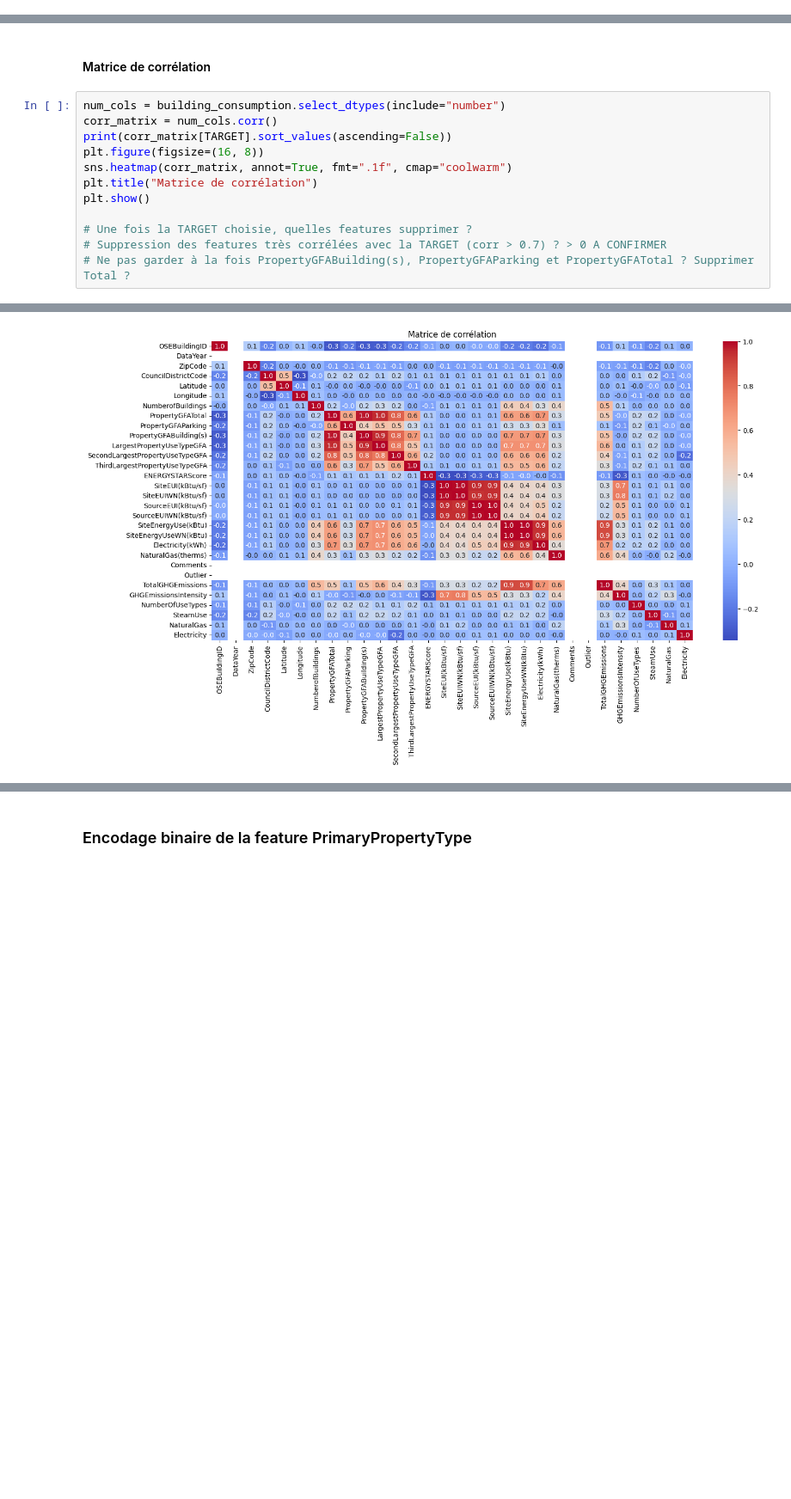
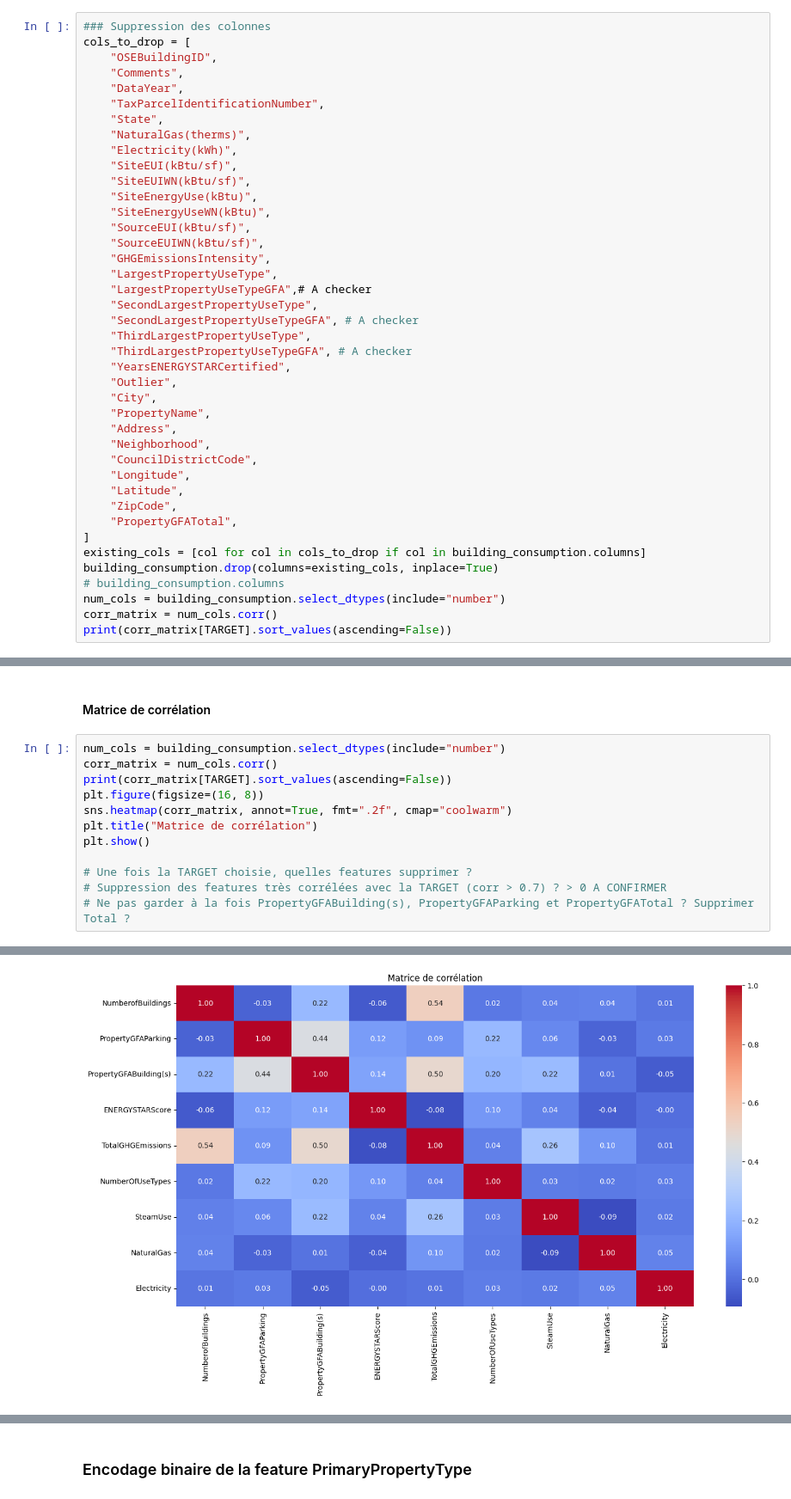
Before and after one commit to XavierCoulon/OC_P3_Seattle_Buildings_Consumption, a Jupyter notebook: notebooks/3. Préparation des features.ipynb, the cells around one changed output, grey strips where cells are left out. Shown: that part at 86% size. Drawn from its saved outputs; the diff is of its cells as text; blank space fills up the shorter version.

```diff
--- a/notebooks/3. Préparation des features.ipynb
+++ b/notebooks/3. Préparation des features.ipynb
@@ -39,0 +42,41 @@ building_consumption.head()
+# %%
+### Suppression des colonnes
+cols_to_drop = [
+    "OSEBuildingID",
+    "Comments",
+    "DataYear",
+    "TaxParcelIdentificationNumber",
+    "State",
+    "NaturalGas(therms)",
+    "Electricity(kWh)",
+    "SiteEUI(kBtu/sf)",
+    "SiteEUIWN(kBtu/sf)",
+    "SiteEnergyUse(kBtu)",
+    "SiteEnergyUseWN(kBtu)",
+    "SourceEUI(kBtu/sf)",
+    "SourceEUIWN(kBtu/sf)",
+    "GHGEmissionsIntensity",
+    "LargestPropertyUseType",
+	"LargestPropertyUseTypeGFA",# A checker
+    "SecondLargestPropertyUseType",
+    "SecondLargestPropertyUseTypeGFA", # A checker
+    "ThirdLargestPropertyUseType",
+    "ThirdLargestPropertyUseTypeGFA", # A checker
+    "YearsENERGYSTARCertified",
+    "Outlier",
+    "City",
+    "PropertyName",
+    "Address",
+    "Neighborhood",
+    "CouncilDistrictCode",
+    "Longitude",
+    "Latitude",
+    "ZipCode",
+    "PropertyGFATotal",
+]
+existing_cols = [col for col in cols_to_drop if col in building_consumption.columns]
+building_consumption.drop(columns=existing_cols, inplace=True)
+# building_consumption.columns
+num_cols = building_consumption.select_dtypes(include="number")
+corr_matrix = num_cols.corr()
+print(corr_matrix[TARGET].sort_values(ascending=False))
@@ -44,7 +98,7 @@ num_cols = building_consumption.select_dtypes(include="number")
 corr_matrix = num_cols.corr()
 print(corr_matrix[TARGET].sort_values(ascending=False))
 plt.figure(figsize=(16, 8))
-sns.heatmap(corr_matrix, annot=True, fmt=".1f", cmap="coolwarm")
+sns.heatmap(corr_matrix, annot=True, fmt=".2f", cmap="coolwarm")
 plt.title("Matrice de corrélation")
 plt.show()
 
@@ -71,2 +118,2 @@ Outlier                                 NaN
 Name: TotalGHGEmissions, dtype: float64
-[figure, old version]
+[figure, new version]
```
Also changed, not shown: parts of 22 cells of this notebook, 4 other files.
